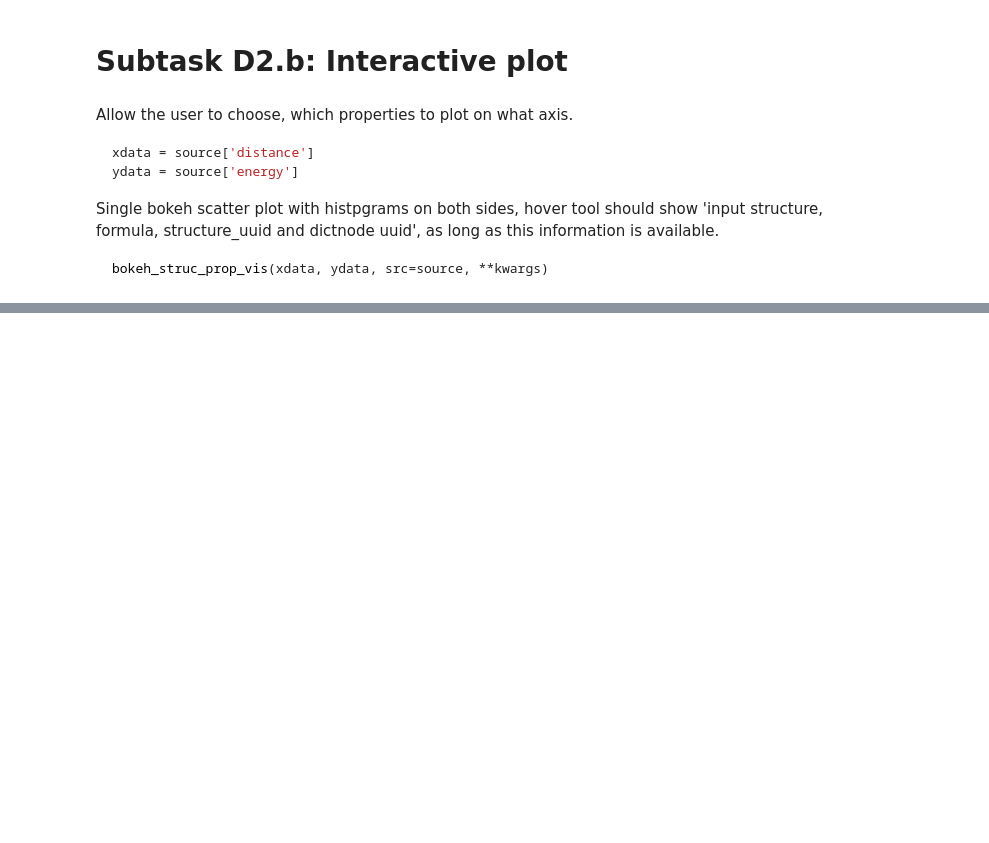
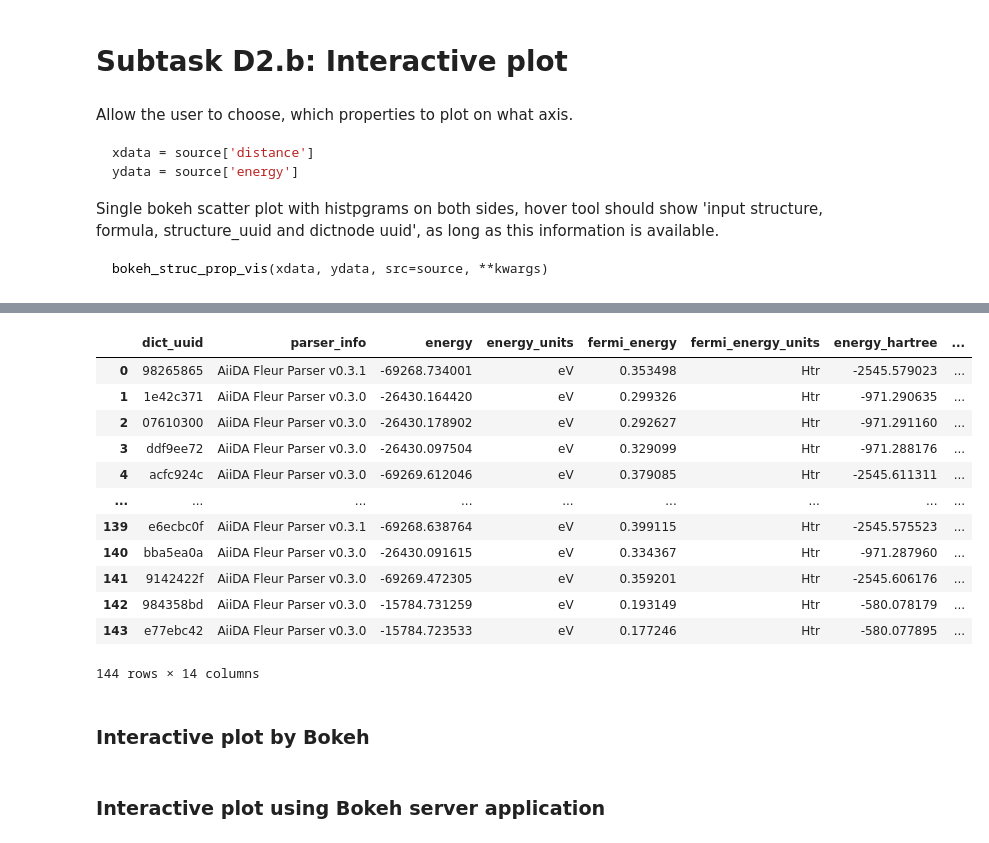
Before and after one commit to JuDFTteam/aiida-jutools, a Jupyter notebook: aiida_jutools/sisc_lab/D2_ScSi_Lab2020_StructureProperty_visualizer.ipynb, the cells around one changed output, grey strips where cells are left out. Drawn from its saved outputs; the diff is of its cells as text; code cells hidden in the pictures; blank space fills up the shorter version.

```diff
--- a/aiida_jutools/sisc_lab/D2_ScSi_Lab2020_StructureProperty_visualizer.ipynb
+++ b/aiida_jutools/sisc_lab/D2_ScSi_Lab2020_StructureProperty_visualizer.ipynb
@@ -175,0 +346,19 @@ bokeh_struc_prop_vis('combined_property.json', 'energy', 'bandgap')
+# %%
+filtered_df, xdata, ydata = helpers.filter_missing_value(df,'energy', 'fermi_energy')
+filtered_df
+# %% [output]
+|  | dict_uuid | parser_info | energy | energy_units | fermi_energy | fermi_energy_units | energy_hartree | ... |
+| 0 | 98265865 | AiiDA Fleur Parser v0.3.1 | -69268.734001 | eV | 0.353498 | Htr | -2545.579023 | ... |
+| 1 | 1e42c371 | AiiDA Fleur Parser v0.3.0 | -26430.164420 | eV | 0.299326 | Htr | -971.290635 | ... |
+| 2 | 07610300 | AiiDA Fleur Parser v0.3.0 | -26430.178902 | eV | 0.292627 | Htr | -971.291160 | ... |
+| 3 | ddf9ee72 | AiiDA Fleur Parser v0.3.0 | -26430.097504 | eV | 0.329099 | Htr | -971.288176 | ... |
+| 4 | acfc924c | AiiDA Fleur Parser v0.3.0 | -69269.612046 | eV | 0.379085 | Htr | -2545.611311 | ... |
+| ... | ... | ... | ... | ... | ... | ... | ... | ... |
+| 139 | e6ecbc0f | AiiDA Fleur Parser v0.3.1 | -69268.638764 | eV | 0.399115 | Htr | -2545.575523 | ... |
+| 140 | bba5ea0a | AiiDA Fleur Parser v0.3.0 | -26430.091615 | eV | 0.334367 | Htr | -971.287960 | ... |
+| 141 | 9142422f | AiiDA Fleur Parser v0.3.0 | -69269.472305 | eV | 0.359201 | Htr | -2545.606176 | ... |
+| 142 | 984358bd | AiiDA Fleur Parser v0.3.0 | -15784.731259 | eV | 0.193149 | Htr | -580.078179 | ... |
+| 143 | e77ebc42 | AiiDA Fleur Parser v0.3.0 | -15784.723533 | eV | 0.177246 | Htr | -580.077895 | ... |
+144 rows × 14 columns
+# %% [markdown]
+### Interactive plot by Bokeh
@@ -175,0 +371,2 @@ bokeh_struc_prop_vis('combined_property.json', 'energy', 'bandgap')
+# %% [markdown]
+### Interactive plot using Bokeh server application
```
Also changed, not shown: parts of 36 cells of this notebook.
